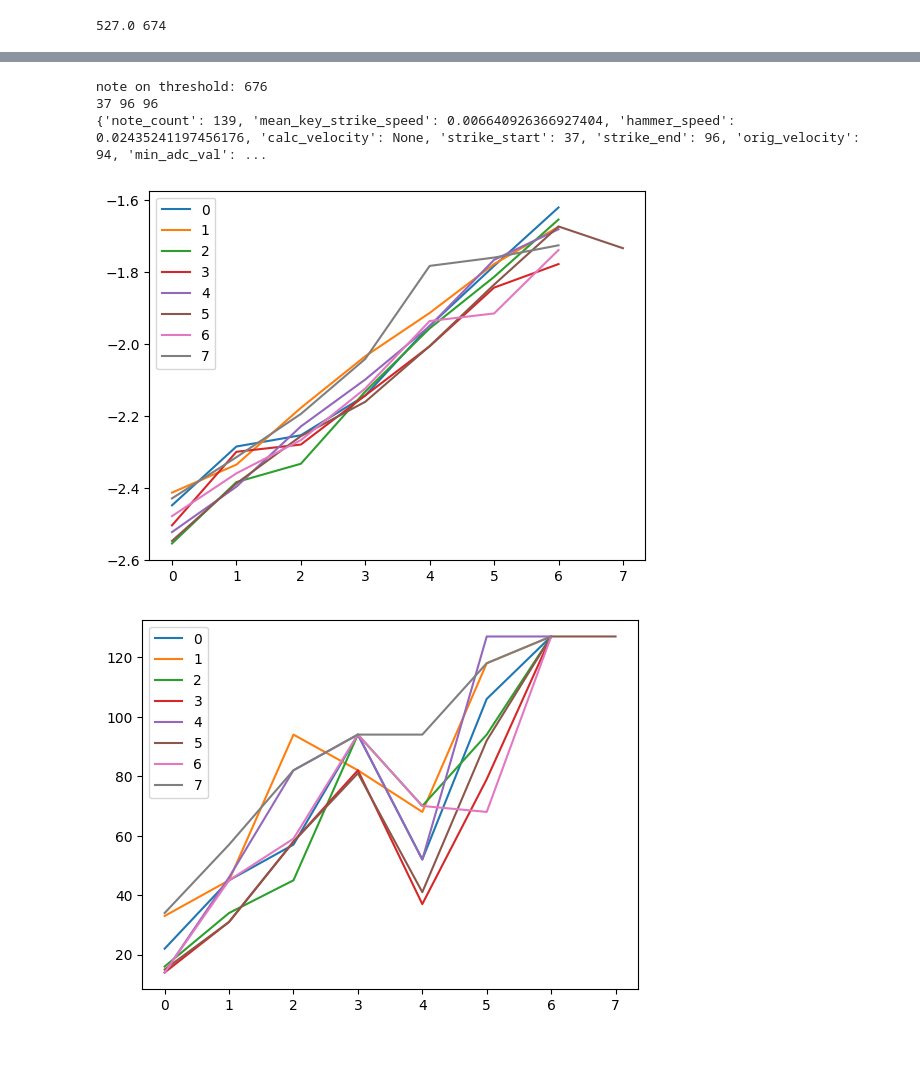
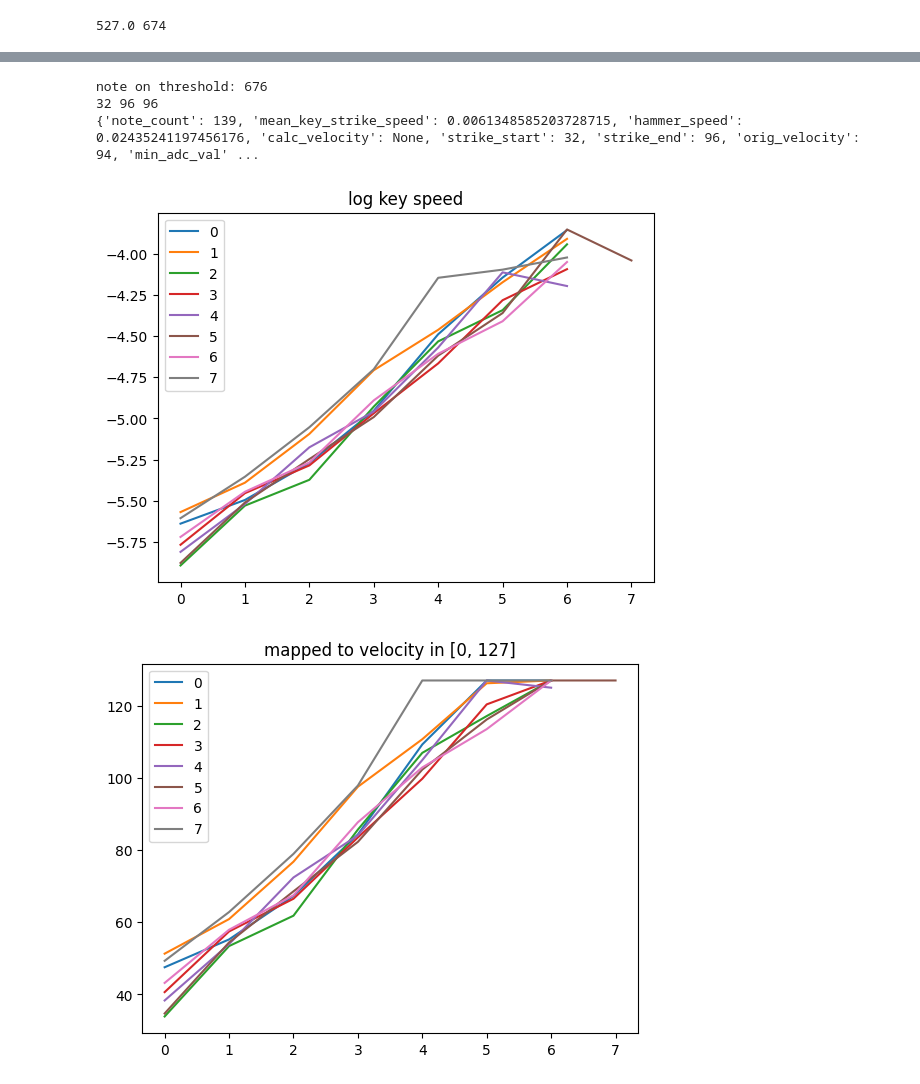
Before and after one commit to aleathwick/midi_hammer, a Jupyter notebook: python/filtering.ipynb, the cells around one changed output, grey strips where cells are left out. Cells and saved outputs as stored; diff of their text form; code cells hidden in the pictures; blank space fills up the shorter version.

Commit message:
map velocities based on filtered key speed to [0, 127]

```diff
--- a/python/filtering.ipynb
+++ b/python/filtering.ipynb
@@ -304,22 +334,46 @@ key_reset_threshold = int((max_adc_val - min_adc_val) * 0.75 + min_adc_val)
 
 print('note on threshold:', note_on_threshold)
 
+def mm2adc_bits(mm):
+    return mm / hammer_travel * (max_adc_val - min_adc_val)
+
 gravity_m = 9.81e-12 # metres per microsecond^2
 gravity_mm = gravity_m * 1000 # mm per microsecond^2
-gravity = gravity_mm  / hammer_travel * (max_adc_val - min_adc_val)
+gravity = mm2adc_bits(gravity_mm) # ADC bits per microsecond^2
 
-key_travel = 7
+key_travel_mm = 7
+
 # mm of key travel per second to be considered a strike
 key_strike_min_speed_mm_sec = 20
-key_strike_min_speed_mm_US = key_strike_min_speed_mm_sec / 1e6
-key_strike_min_speed = key_strike_min_speed_mm_US / key_travel * (max_adc_val - min_adc_val)
-key_strike_min_speed
+key_strike_min_speed_mm_US = key_strike_min_speed_mm_sec / 1e6 # mm per microsecond
+key_strike_min_speed = mm2adc_bits(key_strike_min_speed_mm_US) # ADC bits per microsecond
+
+# mm of key travel per second for velocity of 0
+v_min_speed_mm_sec = .8e3
+v_min_speed_mm_US = v_min_speed_mm_sec / 1e6 # mm per microsecond
+v_min_speed = mm2adc_bits(v_min_speed_mm_US) # ADC bits per microsecond
+
+# mm of key travel per second for velocity of 127
+v_max_speed_mm_sec = 8.5e3
+v_max_speed_mm_US = v_max_speed_mm_sec / 1e6 # mm per microsecond
+v_max_speed = mm2adc_bits(v_max_speed_mm_US) # ADC bits per microsecond
+
+min_log_speed = np.log(v_min_speed)
+max_log_speed = np.log(v_max_speed)
+
+def speed2velocity(speed):
+    log_speed = np.log(speed)
+    # velocity on [0, 1] scale
+    intensity = (log_speed - min_log_speed) / (max_log_speed - min_log_speed)
+    intensity = np.clip(intensity, 0, 1)
+    return intensity * 127
 
 def apply_filter(vals, filter):
     """filter, duplicating the first value to keep the same length"""
     # filtered = np.convolve(vals, filter, mode='valid')
     filtered = np.convolve(np.concatenate([vals[:len(filter)-1], vals]), filter, mode='valid')
     return filtered
+
 
 # for each set of notes, store a df with one row per note
 strike_dfs = []
@@ -426,36 +480,47 @@ for df_i, df in enumerate(dfs):
             'strike_end': strike_end,
             'orig_velocity': dfg.noteOnVelocity.values[0],
             'min_adc_val': min(adc_vals),
             'max_adc_val': max(adc_vals)
             })
         if noteCount == 139:
             print(note_ons[-1])
 
 
         # plt.plot(key_pos_vals, color=colors[n])
         # plt.plot(hammer_pos_vals, color=colors[n], ls='--')
         # plt.axhline(note_on_threshold, color='r')
 
         # plt.plot(key_speed_vals, color=colors[n])
         # plt.plot(hammer_speed_vals, color=colors[n], ls='--')
         # create horizontal line at note on threshold
     strikes = pd.DataFrame(note_ons)
     strike_dfs.append(strikes)
     sim_dfs.append(pd.DataFrame(sim_lines))
 
     # plt.show()
 
 
 for i, strikes in enumerate(strike_dfs):
-    plt.plot(np.log10(strikes.mean_key_strike_speed), label=i)
+    plt.plot(np.log(strikes.mean_key_strike_speed), label=i)
     plt.legend()
+plt.title('log key speed')
 plt.show()
+
 for i, strikes in enumerate(strike_dfs):
-    plt.plot(strikes.orig_velocity, label=i)
+    plt.plot(speed2velocity(strikes.mean_key_strike_speed), label=i)
     plt.legend()
+plt.title('mapped to velocity in [0, 127]')
+plt.show()
+
+# original velocities looked like this
+for i, strikes in enumerate(strike_dfs):
+    plt.plot(strikes.hammer_speed, label=i)
+    plt.legend()
+    plt.title('hammer speed')
+    plt.legend()
 # %% [output]
 note on threshold: 676
-37 96 96
-{'note_count': 139, 'mean_key_strike_speed': 0.006640926366927404, 'hammer_speed': 0.02435241197456176, 'calc_velocity': None, 'strike_start': 37, 'strike_end': 96, 'orig_velocity': 94, 'min_adc_val': ...
+32 96 96
+{'note_count': 139, 'mean_key_strike_speed': 0.0061348585203728715, 'hammer_speed': 0.02435241197456176, 'calc_velocity': None, 'strike_start': 32, 'strike_end': 96, 'orig_velocity': 94, 'min_adc_val' ...
-[figure, old version]
+[figure, new version]
-[figure, old version]
+[figure, new version]
```
Also changed, not shown: parts of 3 cells of this notebook.
